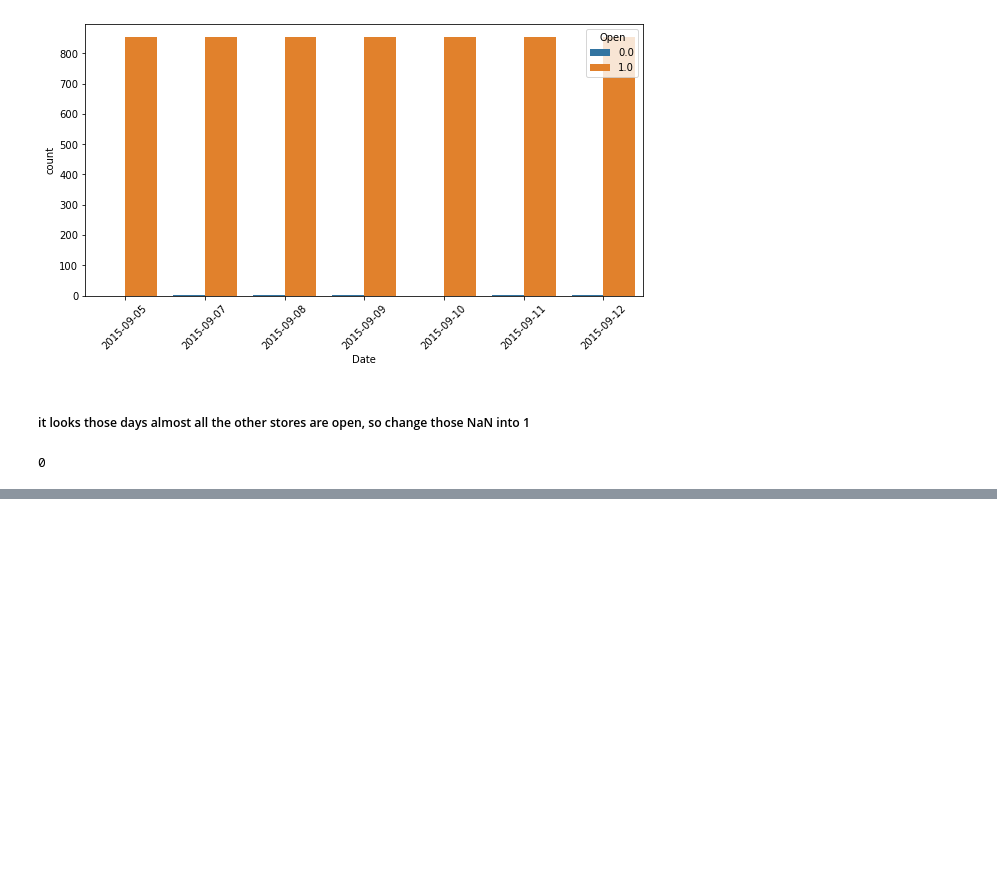
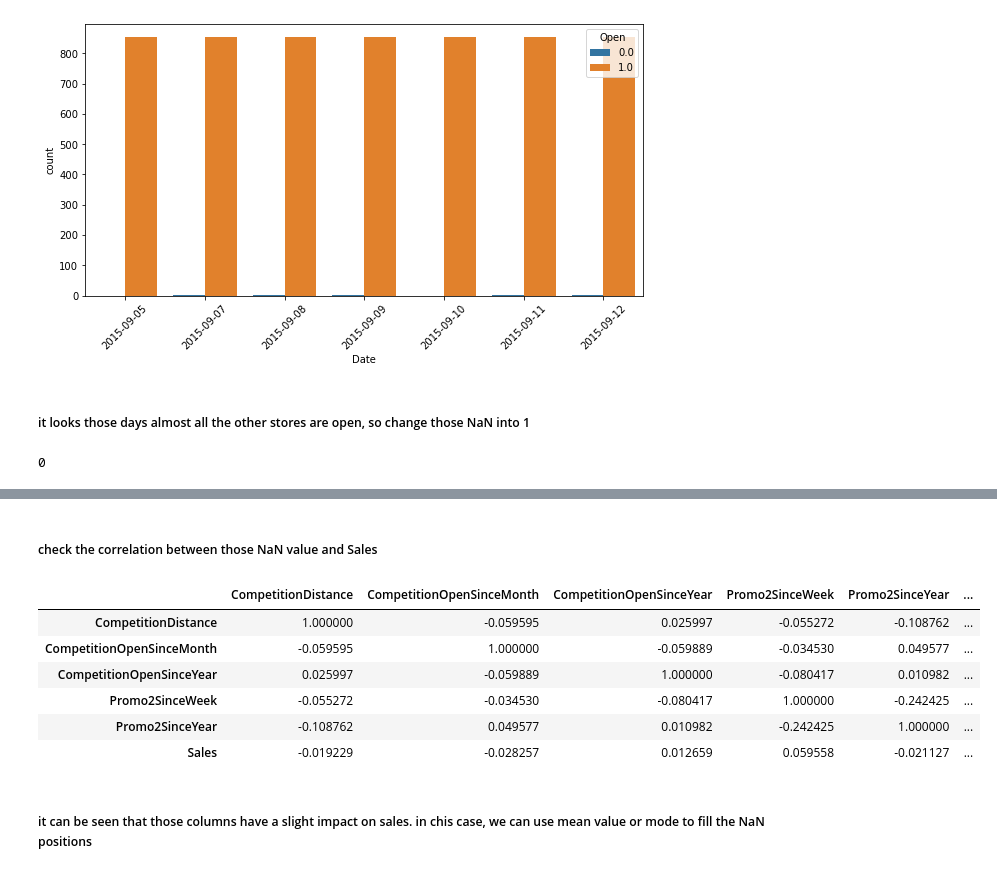
Before and after one commit to DuanLee2520/Rossmann-Store-Sales, a Jupyter notebook: RSS.ipynb, the cells around one changed output, grey strips where cells are left out. Saved outputs shown, nothing was run; the diff lists cells and outputs as text; code cells hidden in the pictures; blank space fills up the shorter version.

```diff
--- a/RSS.ipynb
+++ b/RSS.ipynb
@@ -714,5 +714,3 @@ data_train_test[data_train_test.Open.isnull()]
-# %%
-data_train_test.StateHoliday=data_train_test.StateHoliday.map({'0':'none',0:'none','a':'public holiday','b':'Easter','c':'Christmas'})
 # %% [markdown]
 ##### all those Nan come from store 622, firt if promo is 1, then open can not be NaN
 # %%
@@ -766,0 +767,7 @@ sum(data_train_test.Open.isnull())
+# %%
+def chech_none_col(data,column):
+    print('quantity of NaN value in {}'.format(column),sum(data[column].isnull()))
+    print('ratio of NaN value in {}'.format(column),round(sum(data[column].isnull())/data.shape[0],3))
+columns=['CompetitionDistance','CompetitionOpenSinceMonth','CompetitionOpenSinceYear','Promo2SinceWeek','Promo2SinceYear','PromoInterval']
+for item in columns:
+    chech_none_col(store_df,item)
@@ -766,0 +787,16 @@ sum(data_train_test.Open.isnull())
+# %% [markdown]
+##### check the correlation between those NaN value and Sales
+# %%
+data_tem=pd.concat([data_train_test[columns],data_train_test['Sales']],axis=1)
+
+data_tem.corr()
+# %% [output]
+|  | CompetitionDistance | CompetitionOpenSinceMonth | CompetitionOpenSinceYear | Promo2SinceWeek | Promo2SinceYear | ... |
+| CompetitionDistance | 1.000000 | -0.059595 | 0.025997 | -0.055272 | -0.108762 | ... |
+| CompetitionOpenSinceMonth | -0.059595 | 1.000000 | -0.059889 | -0.034530 | 0.049577 | ... |
+| CompetitionOpenSinceYear | 0.025997 | -0.059889 | 1.000000 | -0.080417 | 0.010982 | ... |
+| Promo2SinceWeek | -0.055272 | -0.034530 | -0.080417 | 1.000000 | -0.242425 | ... |
+| Promo2SinceYear | -0.108762 | 0.049577 | 0.010982 | -0.242425 | 1.000000 | ... |
+| Sales | -0.019229 | -0.028257 | 0.012659 | 0.059558 | -0.021127 | ... |
+# %% [markdown]
+##### it can be seen that those columns have a slight impact on sales. in chis case, we can use mean value or mode to fill the NaN positions
```
Also changed, not shown: parts of 31 cells of this notebook.
